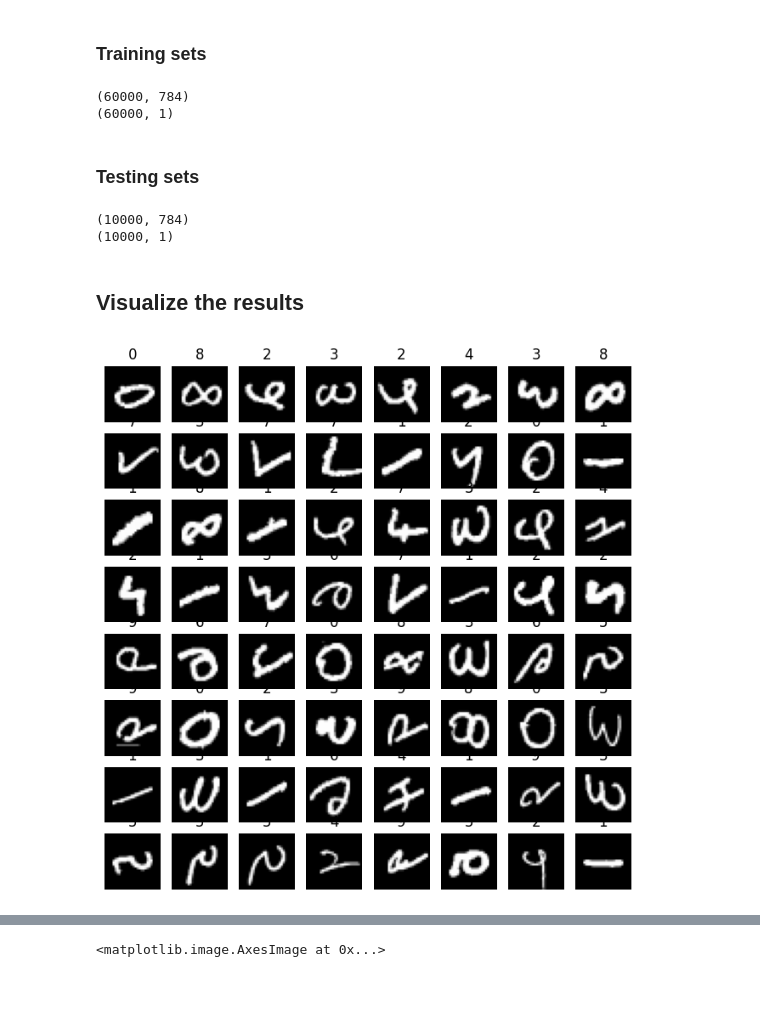
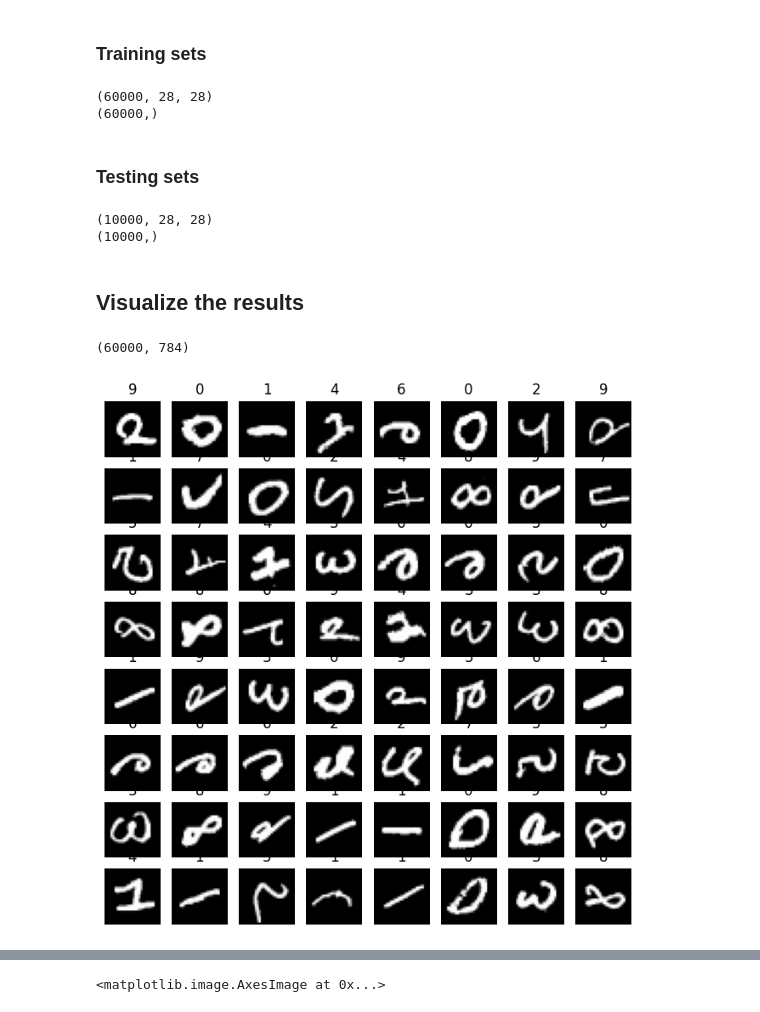
Before and after one commit to syedmeesamali/CourseraPlus, a Jupyter notebook: 2_TOOLS/2_TensorFlow/7_Neural_Network/digit_recognition_tf.ipynb, the cells around one changed output, grey strips where cells are left out. Drawn from its saved outputs; the diff is of its cells as text; code cells hidden in the pictures.

```diff
--- a/2_TOOLS/2_TensorFlow/7_Neural_Network/digit_recognition_tf.ipynb
+++ b/2_TOOLS/2_TensorFlow/7_Neural_Network/digit_recognition_tf.ipynb
@@ -22,43 +22,45 @@ y_train
 y_test
 # %% [markdown]
 ### Training sets
-# %%
-X_train = data["x_train"]
-X_train = X_train.reshape(X_train.shape[0], -1)
-print(X_train.shape)
-y_train = data["y_train"]
-y_train = y_train.reshape(-1, 1)
-print(y_train.shape)
-# %% [output]
-(60000, 784)
-(60000, 1)
+# %%
+x_train = data["x_train"]
+y_train = data["y_train"]
+print(x_train.shape)
+print(y_train.shape)
+
+#X_train = X_train.reshape(X_train.shape[0], -1)
+# %% [output]
+(60000, 28, 28)
+(60000,)
 # %% [markdown]
 ### Testing sets
 # %%
-X_test = data["x_test"]
-X_test = X_test.reshape(X_test.shape[0], -1)
-print(X_test.shape)
+x_test = data["x_test"]
+print(x_test.shape)
 y_test = data["y_test"]
-y_test = y_test.reshape(-1, 1)
 print(y_test.shape)
 # %% [output]
-(10000, 784)
-(10000, 1)
+(10000, 28, 28)
+(10000,)
 # %% [markdown]
 ## Visualize the results
 # %%
 import warnings
 warnings.simplefilter(action='ignore', category=FutureWarning)
-m, n = X_train.shape
+x_train_shaped = x_train.reshape(x_train.shape[0], -1)
+y_train_shaped = y_train.reshape(y_train.shape[0], -1)
+print(x_train_shaped.shape)
+m, n = x_train_shaped.shape
 fig, axes = plt.subplots(8, 8, figsize = (8, 8))
 for i, ax in enumerate(axes.flat):
     random_index = np.random.randint(m)
-    X_random_reshaped = X_train[random_index].reshape((28, 28)).T
-    ax.imshow(X_random_reshaped, cmap = 'gray')
-    ax.set_title(y_train[random_index, 0])
+    x_random_reshaped = x_train_shaped[random_index].reshape((28, 28)).T
+    ax.imshow(x_random_reshaped, cmap = 'gray')
+    ax.set_title(y_train_shaped[random_index, 0])
     ax.set_axis_off()
 # %% [output]
+(60000, 784)
-[figure, old version]
+[figure, new version]
 # %% [markdown]
 ![fishy](./NN_view.png)
 # %%
```
Also changed, not shown: parts of 8 cells of this notebook.
